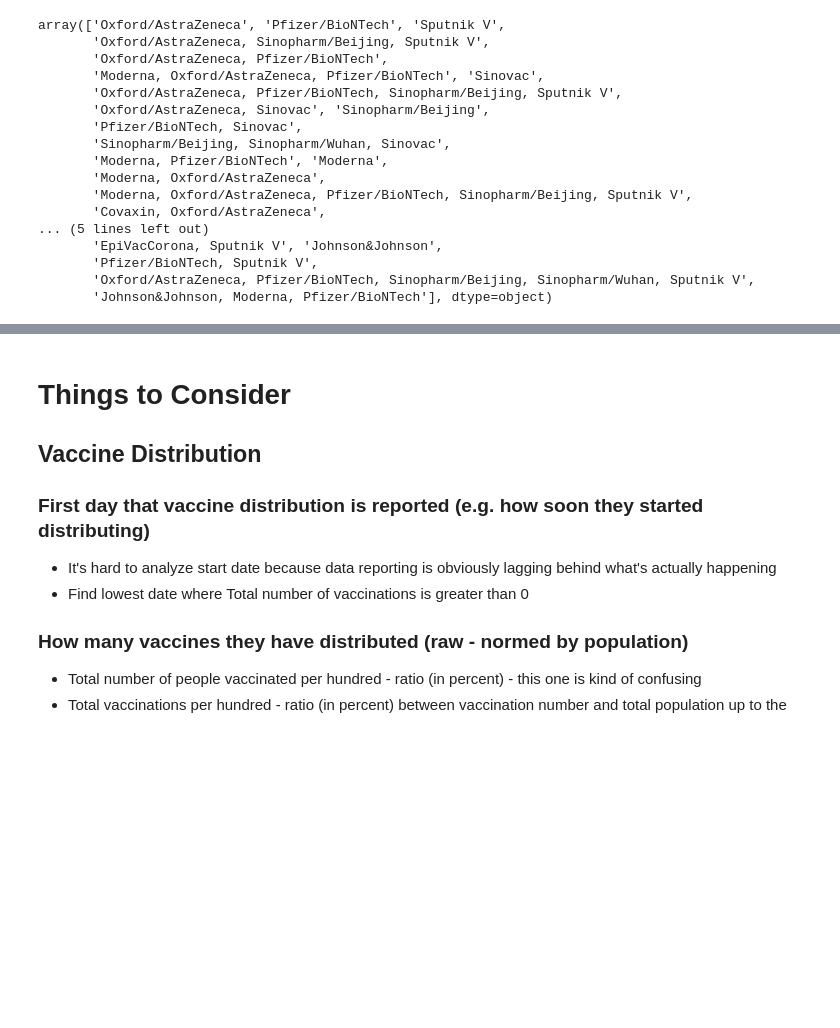
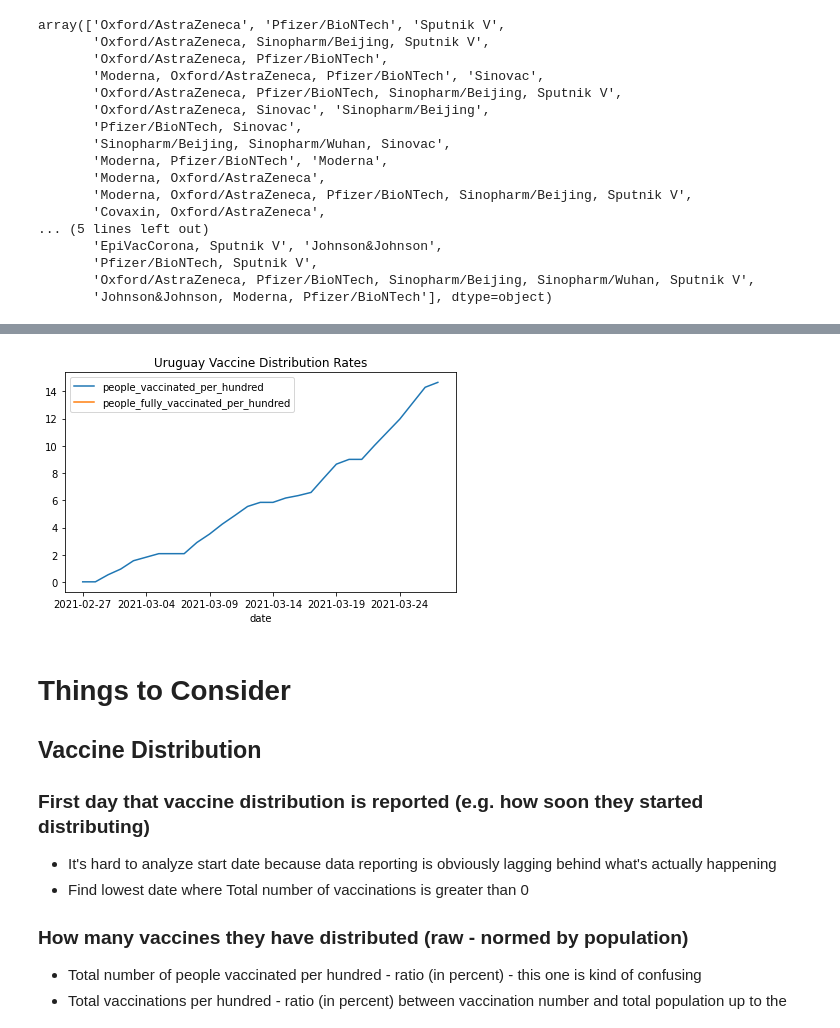
Before and after one commit to rebekahcallkacz/covid-vac-rollout, a Jupyter notebook: analysis/initial_EDA.ipynb, the cells around one changed output, grey strips where cells are left out. Drawn from its saved outputs; the diff is of its cells as text; code cells hidden in the pictures; blank space fills up the shorter version.

```diff
--- a/analysis/initial_EDA.ipynb
+++ b/analysis/initial_EDA.ipynb
@@ -176,3 +179,12 @@ plt.show()
+# %%
+# Plot date by people fully vaccinated and people vaccinated in Israel
+df_uruguay = df.loc[df['country'] == 'Uruguay'].set_index('date')
+df_uruguay[['people_vaccinated_per_hundred','people_fully_vaccinated_per_hundred']].plot(title='Uruguay Vaccine Distribution Rates')
+plt.tight_layout()
+plt.savefig('../images/URUGUAY')
+plt.show()
+# %% [output]
+[figure, added]
 # %% [markdown]
 # Things to Consider
 
```
Also changed, not shown: parts of 2 cells of this notebook, 5 other files.
